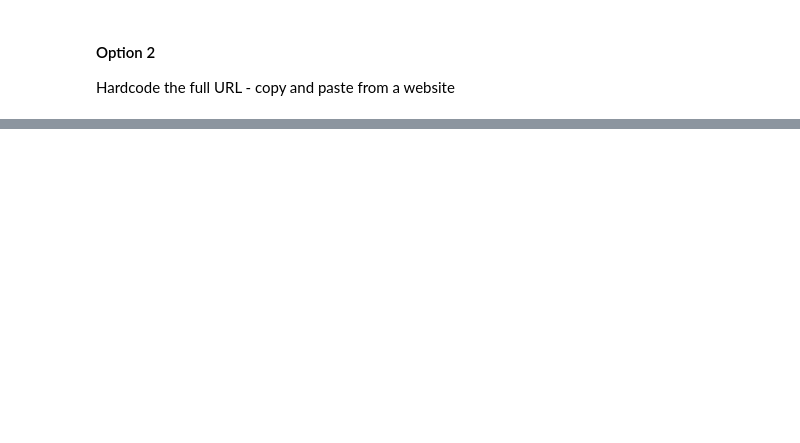
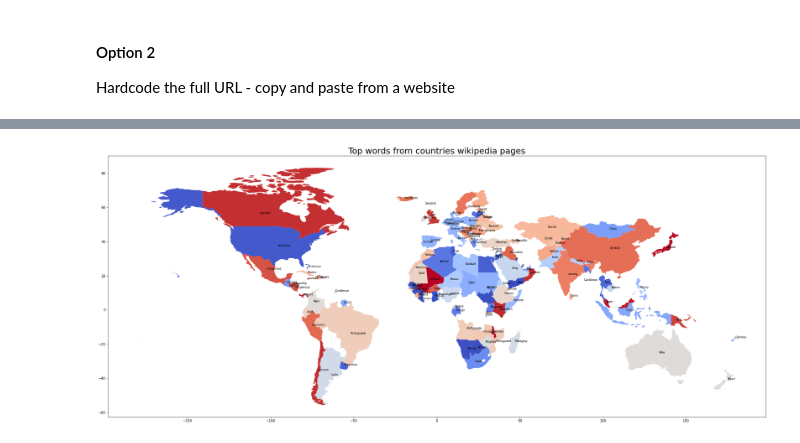
Before and after one commit to maciejtarsa/Webpage-Word-Counter, a Jupyter notebook: word_counter.ipynb, the cells around one changed output, grey strips where cells are left out. Saved outputs shown, nothing was run; the diff lists cells and outputs as text; code cells hidden in the pictures; blank space fills up the shorter version.

```diff
--- a/word_counter.ipynb
+++ b/word_counter.ipynb
@@ -144,0 +184,4 @@ top_words(url)
+# %%
+# generate empty global dictionaries for countries and all words
+country_dict = {}
+word_dict = {}
@@ -144,0 +411,18 @@ top_words(url)
+# %%
+!pip install geopandas
+
+import geopandas
+
+# access geopandas dataset to get location information for each country
+world = geopandas.read_file(geopandas.datasets.get_path('naturalearth_lowres'))
+
+# rename the columns so that we can merge with our data
+world.columns=['pop_est', 'continent', 'name', 'CODE', 'gdp_md_est', 'geometry']
+# then merge with our data
+merge=pd.merge(world,country_words,on='CODE')
+
+# last thing we need to do is - merge again with our location data which contains each country’s latitude and longitude
+location=pd.read_csv('https://raw.githubusercontent.com/melanieshi0120/COVID-19_global_time_series_panel_data/master/data/countries_latitude_longitude.csv')
+merge=merge.merge(location,on='name').reset_index()
+
+merge
@@ -144,0 +459,16 @@ top_words(url)
+# %%
+import matplotlib.pyplot as plt
+
+
+# plot confirmed cases world map
+merge.plot(column='TopWord',
+           figsize=(35, 30),
+           cmap='coolwarm')
+plt.title('Top words from countries wikipedia pages',fontsize=25)
+# add countries names and numbers
+for i in range(0,132):
+    plt.text(float(merge.longitude[i]),float(merge.latitude[i]),"{}".format(merge.TopWord[i]),size=8)
+plt.savefig('top_words.png')
+plt.show()
+# %% [output]
+[figure, added]
```
Also changed, not shown: parts of 23 cells of this notebook.
